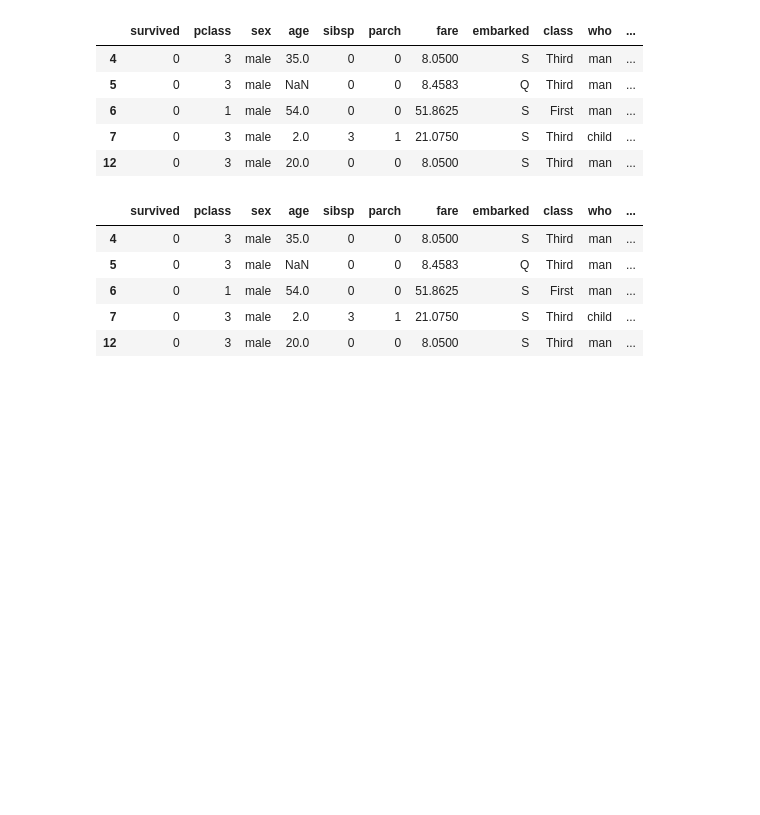
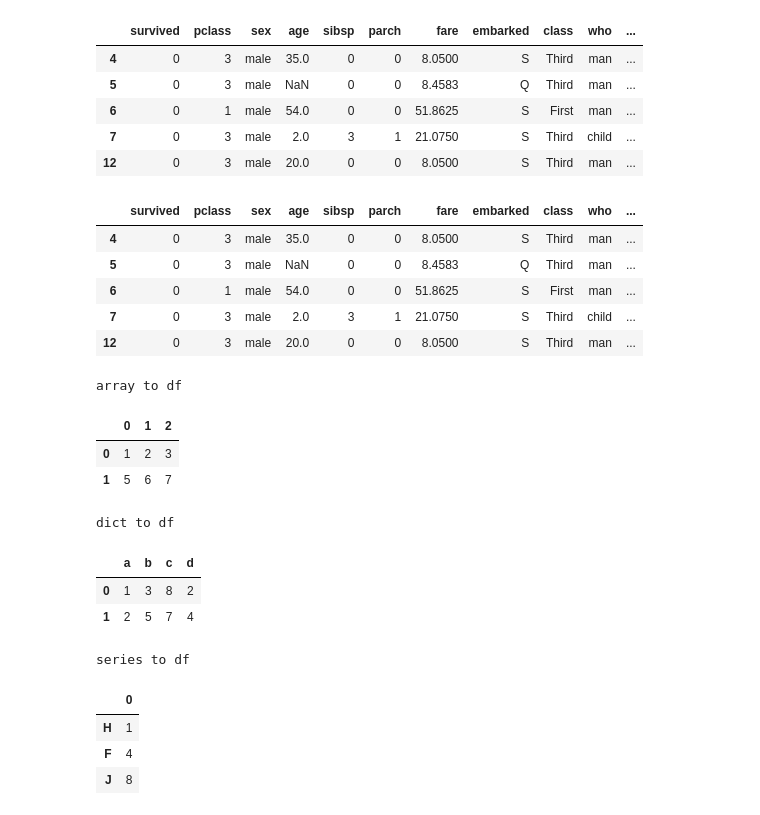
Before and after one commit to ari950505/Fintech, a Jupyter notebook: python/수업/ch7/ch7_행삭제추가.ipynb, the cells around one changed output. Saved outputs shown, nothing was run; the diff lists cells and outputs as text; code cells hidden in the pictures; blank space fills up the shorter version.

```diff
--- a/python/수업/ch7/ch7_행삭제추가.ipynb
+++ b/python/수업/ch7/ch7_행삭제추가.ipynb
@@ -119,0 +123,33 @@ df5.head()
+# %%
+#create dataframe
+
+#array to df
+print('array to df')
+array1 =  np.array([[1,2,3],[5,6,7]])
+array_to_df = pd.DataFrame(array1)
+display(array_to_df)
+
+#dict to df
+print('dict to df')
+dict1 = {'a':[1,2],'b':[3,5],'c':[8,7],'d':[2,4]}
+display(pd.DataFrame(dict1))
+
+#series to df
+print('series to df')
+
+series1 = pd.Series({'H':1,'F':4,'J':8})
+display(pd.DataFrame(series1))
+# %% [output]
+array to df
+|  | 0 | 1 | 2 |
+| 0 | 1 | 2 | 3 |
+| 1 | 5 | 6 | 7 |
+dict to df
+|  | a | b | c | d |
+| 0 | 1 | 3 | 8 | 2 |
+| 1 | 2 | 5 | 7 | 4 |
+series to df
+|  | 0 |
+| H | 1 |
+| F | 4 |
+| J | 8 |
```
Also changed, not shown: parts of 2 cells of this notebook, 1 other file.
